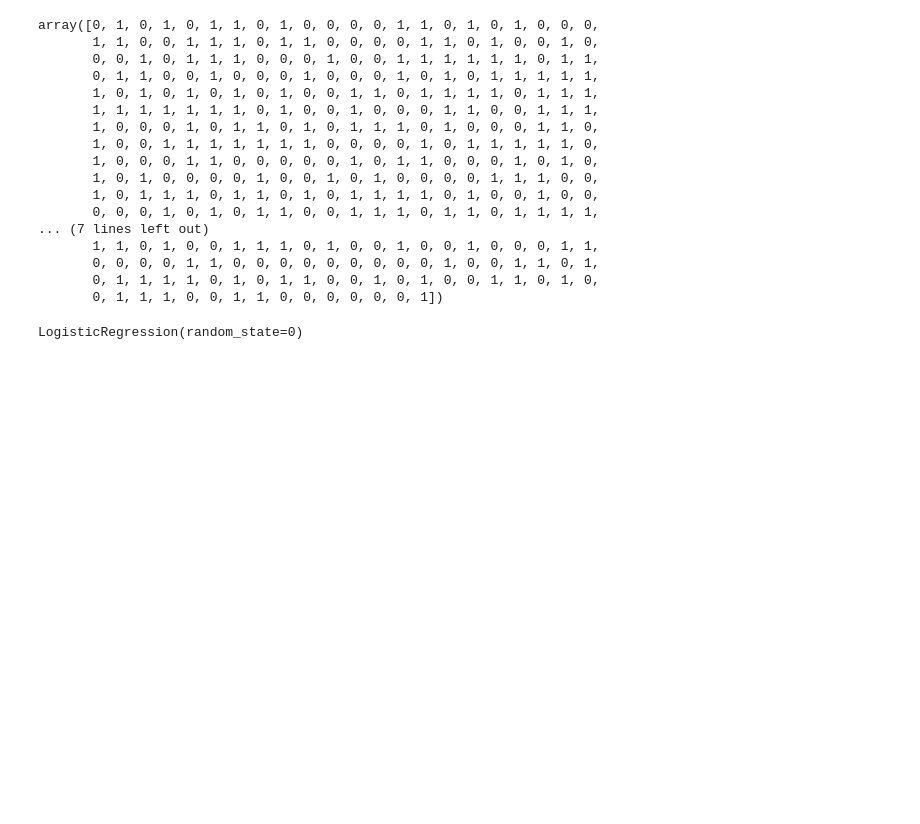
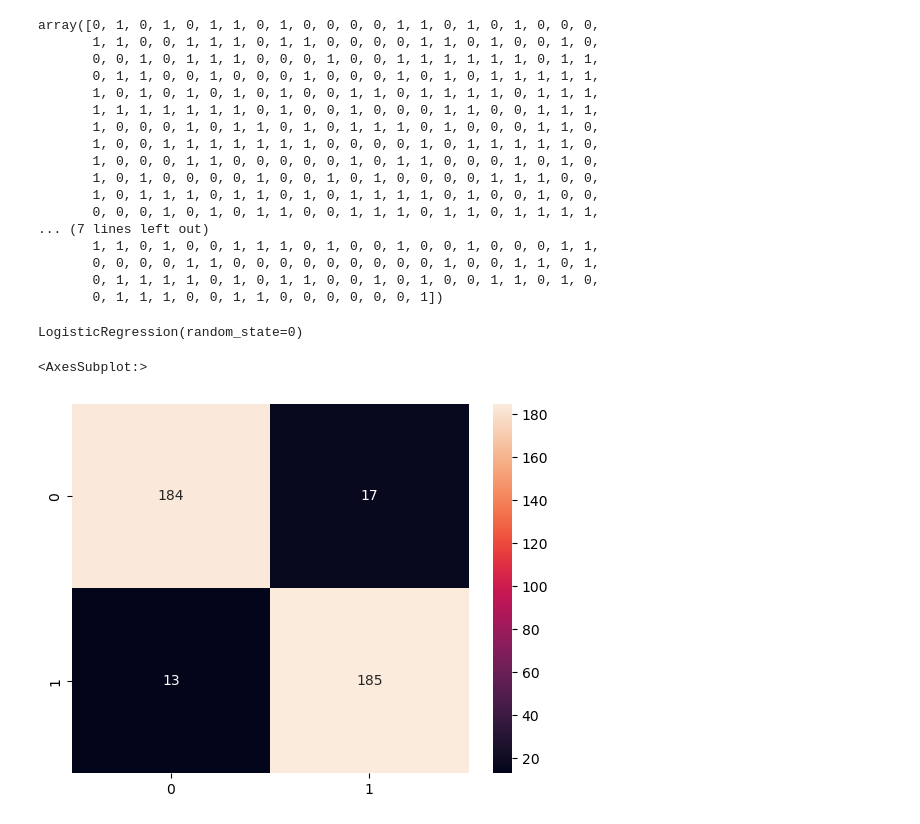
Before and after one commit to mat-ilde/data-prediction-machine-learning, a Jupyter notebook: Logistic regression Facebook Ads.ipynb, the cells around one changed output. Drawn from its saved outputs; the diff is of its cells as text; code cells hidden in the pictures; blank space fills up the shorter version.

Commit message:
Visualizing training and testing dataset

```diff
--- a/Logistic regression Facebook Ads.ipynb
+++ b/Logistic regression Facebook Ads.ipynb
@@ -118,3 +118,10 @@ LogisticRegression(random_state=0)
 y_proba = classifier.predict_proba(X_train)
 # %%
 y_predict_train = classifier.predict(X_train)
+# %%
+from sklearn.metrics import classification_report, confusion_matrix
+cm = confusion_matrix(y_train, y_predict_train)
+sns.heatmap(cm, annot=True, fmt="d")
+# %% [output]
+<AxesSubplot:>
+[figure, added]
```
Also changed, not shown: parts of 7 cells of this notebook.
